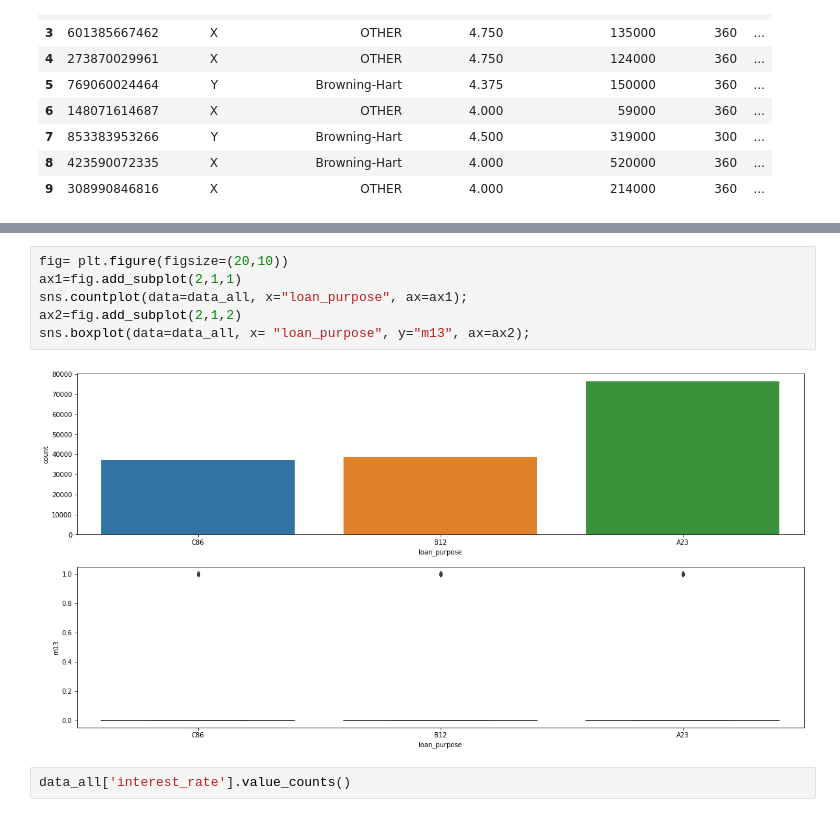
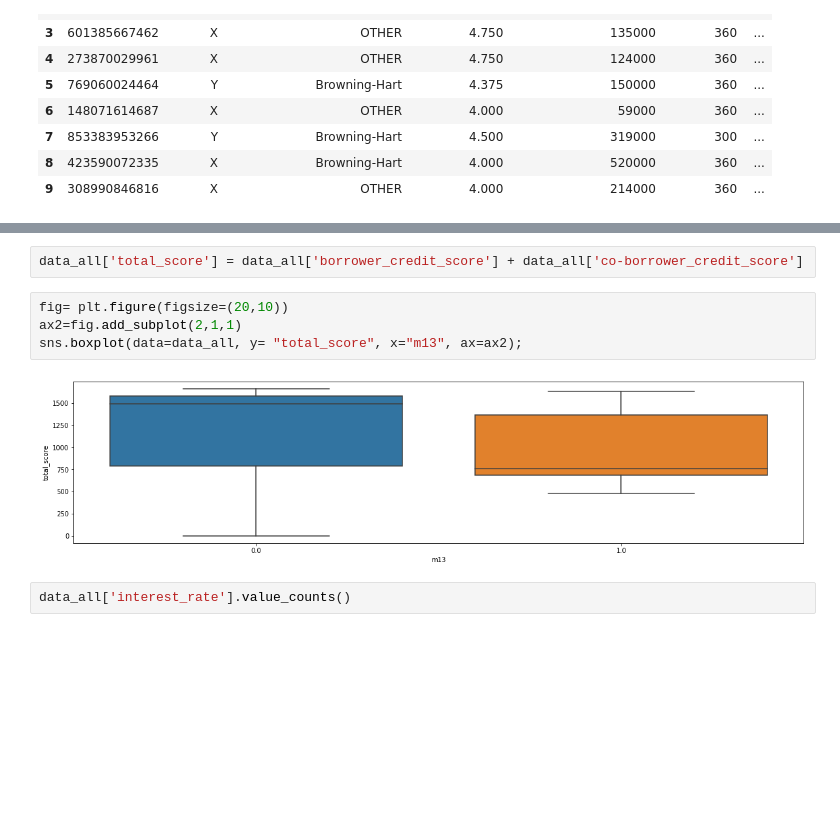
Before and after one commit to NilSagor/AV_ml_practice, a Jupyter notebook: loan_del_predict/loan_baseclass.ipynb, the cells around one changed output, grey strips where cells are left out. Saved outputs shown, nothing was run; the diff lists cells and outputs as text; blank space fills up the shorter version.

Commit message:
update loan

```diff
--- a/loan_del_predict/loan_baseclass.ipynb
+++ b/loan_del_predict/loan_baseclass.ipynb
@@ -104,11 +97,11 @@ Name: loan_purpose, dtype: int64
+# %%
+data_all['total_score'] = data_all['borrower_credit_score'] + data_all['co-borrower_credit_score']
 # %%
 fig= plt.figure(figsize=(20,10))
-ax1=fig.add_subplot(2,1,1)
-sns.countplot(data=data_all, x="loan_purpose", ax=ax1);
-ax2=fig.add_subplot(2,1,2)
-sns.boxplot(data=data_all, x= "loan_purpose", y="m13", ax=ax2);
+ax2=fig.add_subplot(2,1,1)
+sns.boxplot(data=data_all, y= "total_score", x="m13", ax=ax2);
 # %% [output]
-[figure, old version]
+[figure, new version]
 # %%
 data_all['interest_rate'].value_counts()
 # %% [output]
```
Also changed, not shown: parts of 4 cells of this notebook, 1 other file.
